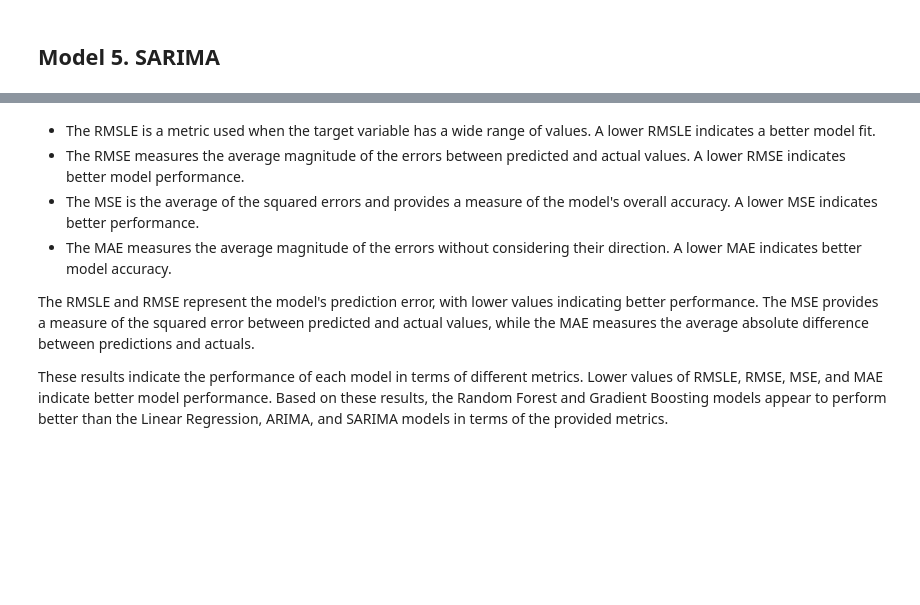
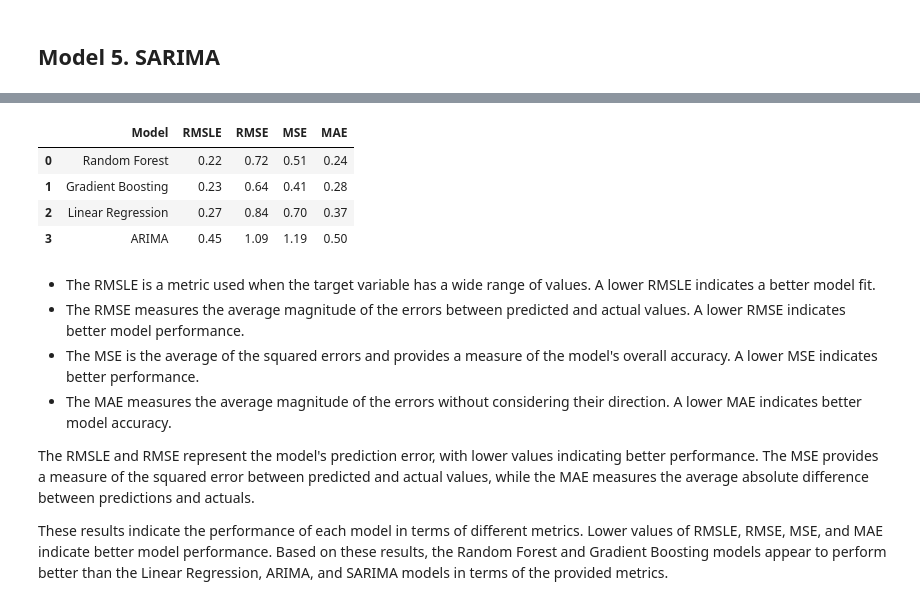
Before and after one commit to speedcode-x/store-sales-prediction, a Jupyter notebook: main.ipynb, the cells around one changed output, grey strips where cells are left out. Saved outputs shown, nothing was run; the diff lists cells and outputs as text; code cells hidden in the pictures; blank space fills up the shorter version.

```diff
--- a/main.ipynb
+++ b/main.ipynb
@@ -1520,19 +1643,26 @@ results_sarima
 # %%
-# Append all results to the results dataframe
-results_df = results_df.append(results_lr)
-results_df = results_df.append(results_rf)
-results_df = results_df.append(results_gb)
-results_df = results_df.append(results_arima)
-results_df = results_df.append(results_sarima)
+import pandas as pd
+
+
+
+# Concatenate all results DataFrames along axis 0 (rows)
+results_df = pd.concat([results_df, results_lr, results_rf, results_gb, results_arima], ignore_index=True)
+
 
 # Sort the results_df based on RMSE in ascending order
 results_df = results_df.sort_values(by='RMSLE', ascending=True)
 
 # Reset the index of the DataFrame
 results_df = results_df.reset_index(drop=True)
 
 # Print the Final Results dataframe
 results_df
+# %% [output]
+|  | Model | RMSLE | RMSE | MSE | MAE |
+| 0 | Random Forest | 0.22 | 0.72 | 0.51 | 0.24 |
+| 1 | Gradient Boosting | 0.23 | 0.64 | 0.41 | 0.28 |
+| 2 | Linear Regression | 0.27 | 0.84 | 0.70 | 0.37 |
+| 3 | ARIMA | 0.45 | 1.09 | 1.19 | 0.50 |
 # %% [markdown]
 - The RMSLE is a metric used when the target variable has a wide range of values. A lower RMSLE indicates a better model fit.
 - The RMSE measures the average magnitude of the errors between predicted and actual values. A lower RMSE indicates better model performance.
```
Also changed, not shown: parts of 34 cells of this notebook, 1 other file.
